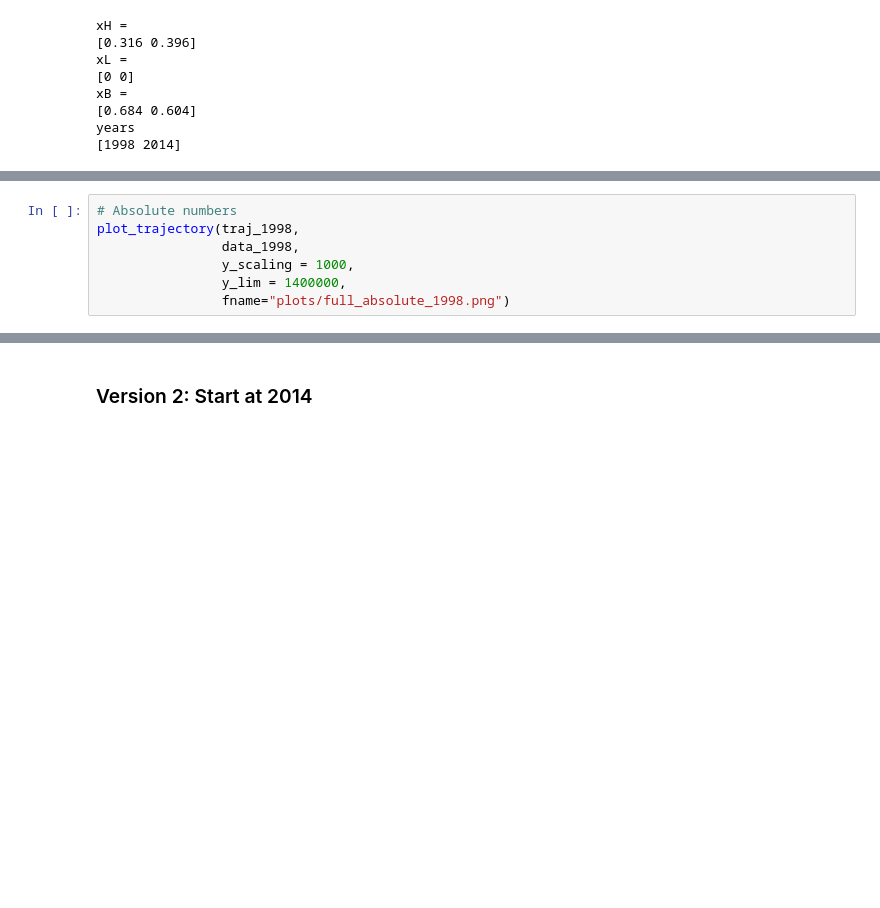
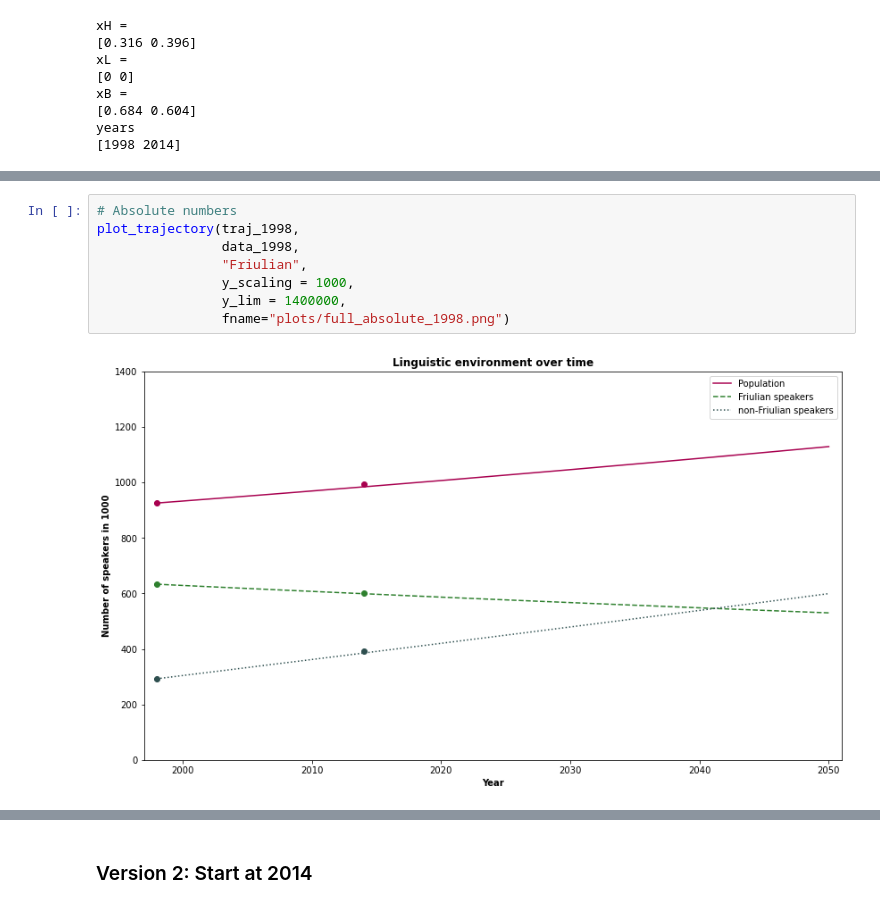
Before and after one commit to teasko/language_dynamics_modeling, a Jupyter notebook: Friulian_in_FVG/analysis_friul.ipynb, the cells around one changed output, grey strips where cells are left out. Cells and saved outputs as stored; diff of their text form; blank space fills up the shorter version.

Commit message:
Update Friulian notebook and plots to use non-Friulian instead of Italian

```diff
--- a/Friulian_in_FVG/analysis_friul.ipynb
+++ b/Friulian_in_FVG/analysis_friul.ipynb
@@ -72,8 +70,11 @@ NameError: name 'trajectory' is not defined
 # %%
 # Absolute numbers
 plot_trajectory(traj_1998,
                 data_1998,
+                "Friulian",
                 y_scaling = 1000,
                 y_lim = 1400000,
                 fname="plots/full_absolute_1998.png")
+# %% [output]
+[figure, added]
 # %%
```
Also changed, not shown: parts of 19 cells of this notebook, 12 other files.
